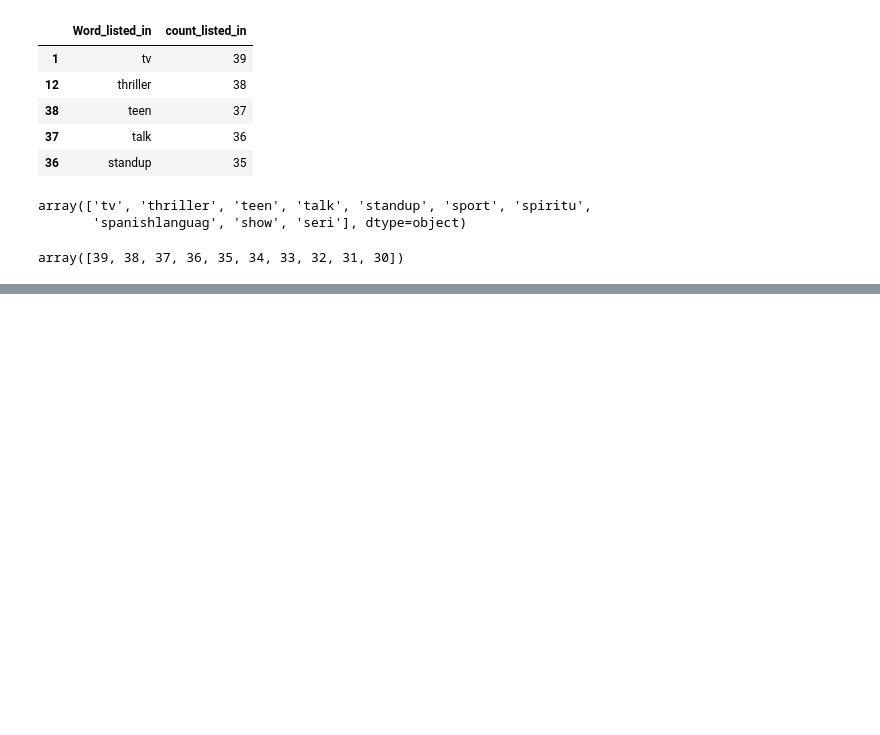
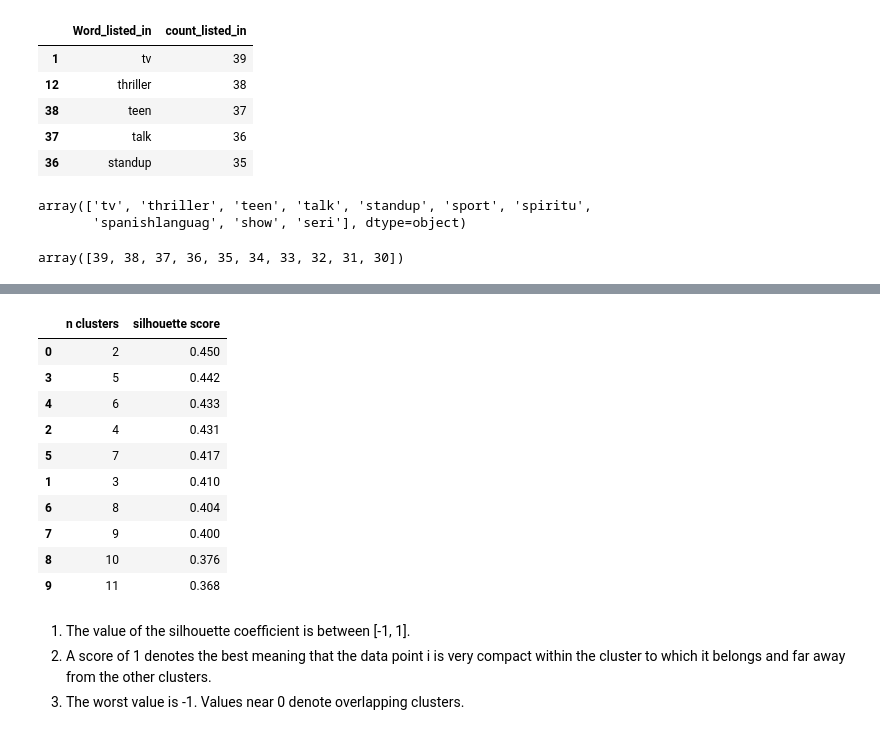
Before and after one commit to techsidh/netflix-movie-and-tv-shows-clustering, a Jupyter notebook: Capstone_Project_NETFLIX_MOVIE_AND_TV_SHOWS_CLUSTERINg.ipynb, the cells around one changed output, grey strips where cells are left out. Saved outputs shown, nothing was run; the diff lists cells and outputs as text; code cells hidden in the pictures; blank space fills up the shorter version.

```diff
--- a/Capstone_Project_NETFLIX_MOVIE_AND_TV_SHOWS_CLUSTERINg.ipynb
+++ b/Capstone_Project_NETFLIX_MOVIE_AND_TV_SHOWS_CLUSTERINg.ipynb
@@ -927,0 +1087,14 @@ netflix_cp.head(3)
+# %%
+X_rescale=stdscaler.fit_transform(X_features_rec)
+X=X_rescale
+silhouette_score_ = [  ]
+range_n_clusters = [i for i in range(2,16)]
+# %%
+for n_clusters in range_n_clusters:
+    clusterer = KMeans(n_clusters=n_clusters)
+    preds = clusterer.fit_predict(X)
+    centers = clusterer.cluster_centers_
+
+    score = silhouette_score(X, preds)
+    silhouette_score_.append([int(n_clusters) , round(score , 3)])
+    print("For n_clusters = {}, silhouette score is {}".format(n_clusters, score))
@@ -927,0 +1116,20 @@ netflix_cp.head(3)
+# %%
+temp = pd.DataFrame(silhouette_score_ , columns = ["n clusters" , "silhouette score"])
+temp = temp.sort_values( "silhouette score" , ascending = False )
+temp.head(10)
+# %% [output]
+|  | n clusters | silhouette score |
+| 0 | 2 | 0.450 |
+| 3 | 5 | 0.442 |
+| 4 | 6 | 0.433 |
+| 2 | 4 | 0.431 |
+| 5 | 7 | 0.417 |
+| 1 | 3 | 0.410 |
+| 6 | 8 | 0.404 |
+| 7 | 9 | 0.400 |
+| 8 | 10 | 0.376 |
+| 9 | 11 | 0.368 |
+# %% [markdown]
+1. The value of the silhouette coefﬁcient is between [-1, 1].
+2. A score of 1 denotes the best meaning that the data point i is very compact within the cluster to which it belongs and far away from the other clusters.
+3. The worst value is -1. Values near 0 denote overlapping clusters.
```
Also changed, not shown: parts of 94 cells of this notebook.
